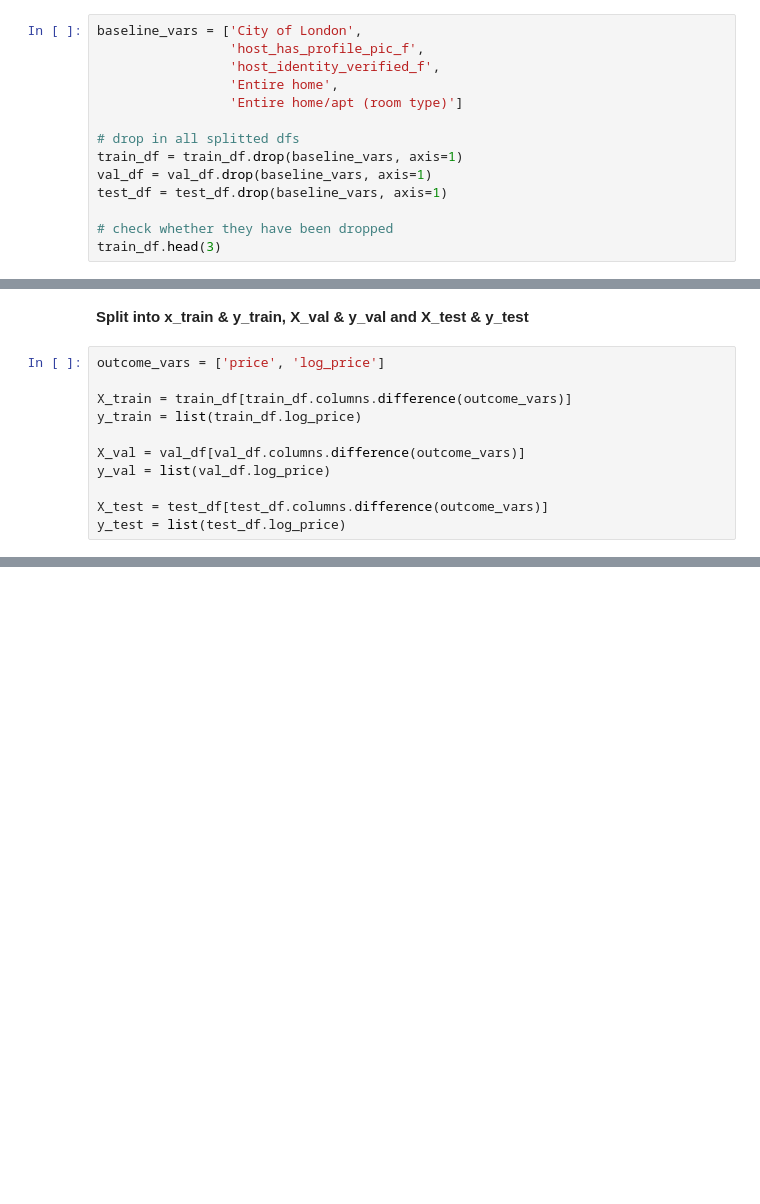
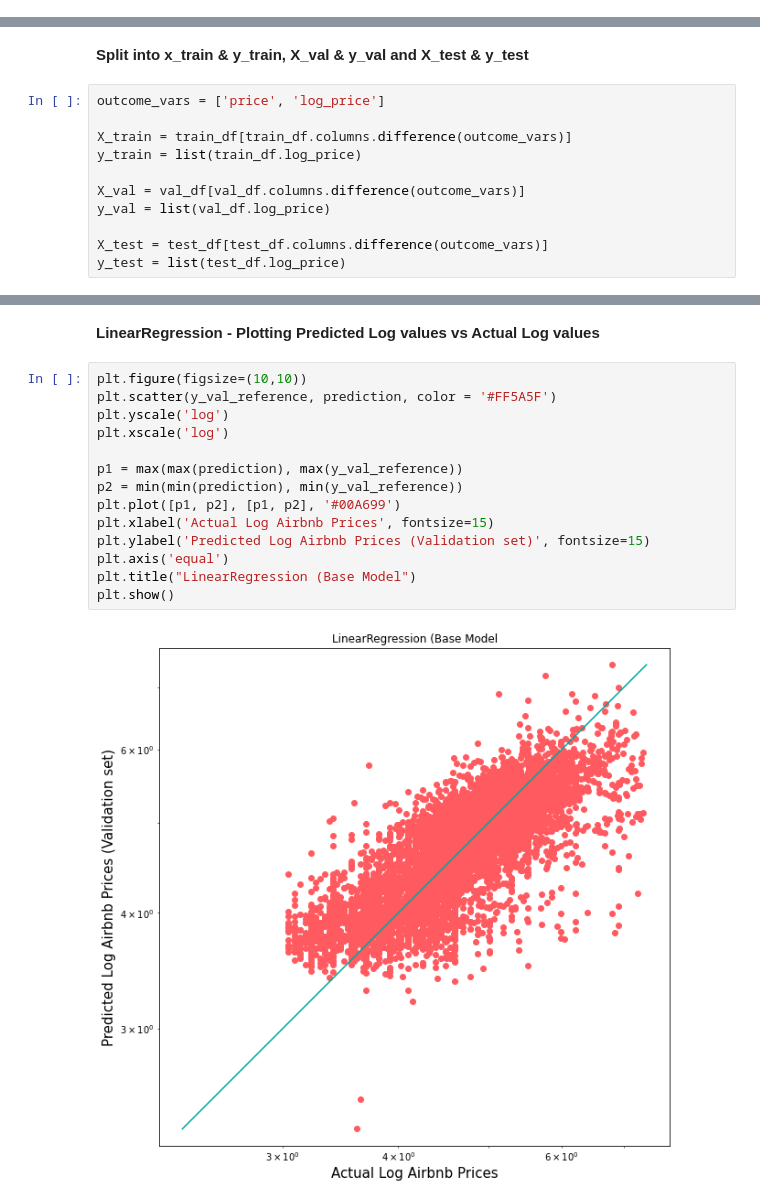
Before and after one commit to euisuck2/Deep-Learning-project-1, a Jupyter notebook: Machine_Learning.ipynb, the cells around one changed output, grey strips where cells are left out. Drawn from its saved outputs; the diff is of its cells as text; blank space fills up the shorter version.

```diff
--- a/Machine_Learning.ipynb
+++ b/Machine_Learning.ipynb
@@ -37,14 +46,0 @@ test_df = pd.read_csv("assets/cleaned_assets/test_df.csv", index_col = 0)
-# %%
-baseline_vars = ['City of London',
-                 'host_has_profile_pic_f',
-                 'host_identity_verified_f',
-                 'Entire home',
-                 'Entire home/apt (room type)']
-
-# drop in all splitted dfs
-train_df = train_df.drop(baseline_vars, axis=1)
-val_df = val_df.drop(baseline_vars, axis=1)
-test_df = test_df.drop(baseline_vars, axis=1)
-
-# check whether they have been dropped
-train_df.head(3)
@@ -235,0 +113,18 @@ Validation r2: 0.6055
+# %% [markdown]
+**LinearRegression - Plotting Predicted Log values vs Actual Log values**
+# %%
+plt.figure(figsize=(10,10))
+plt.scatter(y_val_reference, prediction, color = '#FF5A5F')
+plt.yscale('log')
+plt.xscale('log')
+
+p1 = max(max(prediction), max(y_val_reference))
+p2 = min(min(prediction), min(y_val_reference))
+plt.plot([p1, p2], [p1, p2], '#00A699')
+plt.xlabel('Actual Log Airbnb Prices', fontsize=15)
+plt.ylabel('Predicted Log Airbnb Prices (Validation set)', fontsize=15)
+plt.axis('equal')
+plt.title("LinearRegression (Base Model")
+plt.show()
+# %% [output]
+[figure, added]
```
Also changed, not shown: parts of 33 cells of this notebook.
